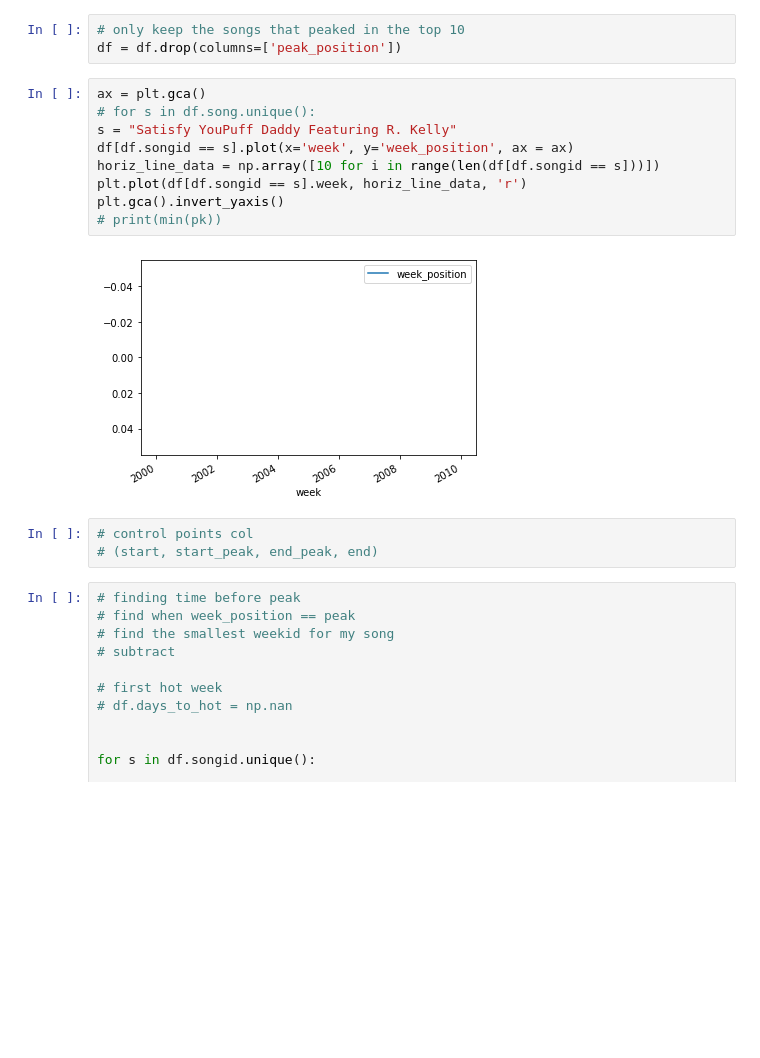
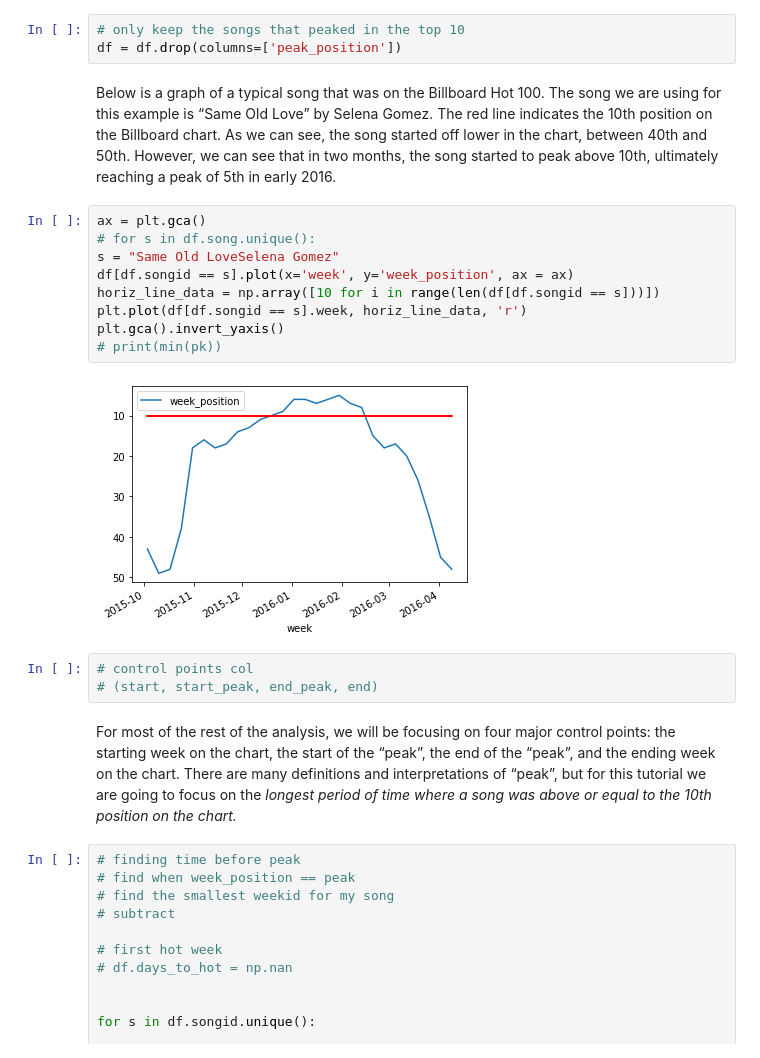
Before and after one commit to tvarano/hit-analyzer, a Jupyter notebook: main.ipynb, the cells around one changed output. Drawn from its saved outputs; the diff is of its cells as text; blank space fills up the shorter version.

```diff
--- a/main.ipynb
+++ b/main.ipynb
@@ -110,20 +128,24 @@ song_info = song_info[song_info.peak <= 10]
 # %%
 # only keep the songs that peaked in the top 10
 df = df.drop(columns=['peak_position'])
+# %% [markdown]
+<p>Below is a graph of a typical song that was on the Billboard Hot 100. The song we are using for this example is “Same Old Love” by Selena Gomez. The red line indicates the 10th position on the Billboard chart. As we can see, the song started off lower in the chart, between 40th and 50th. However, we can see that in two months, the song started to peak above 10th, ultimately reaching a peak of 5th in early 2016.</p>
 # %%
 ax = plt.gca()
 # for s in df.song.unique():
-s = "Satisfy YouPuff Daddy Featuring R. Kelly"
+s = "Same Old LoveSelena Gomez"
 df[df.songid == s].plot(x='week', y='week_position', ax = ax)
 horiz_line_data = np.array([10 for i in range(len(df[df.songid == s]))])
 plt.plot(df[df.songid == s].week, horiz_line_data, 'r')
 plt.gca().invert_yaxis()
 # print(min(pk))
 # %% [output]
-[figure, old version]
+[figure, new version]
 # %%
 # control points col
 # (start, start_peak, end_peak, end)
+# %% [markdown]
+<p>For most of the rest of the analysis, we will be focusing on four major control points: the starting week on the chart, the start of the “peak”, the end of the “peak”, and the ending week on the chart. There are many definitions and interpretations of “peak”, but for this tutorial we are going to focus on the <i>longest period of time where a song was above or equal to the 10th position on the chart.</i></p>
 # %%
 # finding time before peak
 # find when week_position == peak
```
Also changed, not shown: parts of 7 cells of this notebook.
